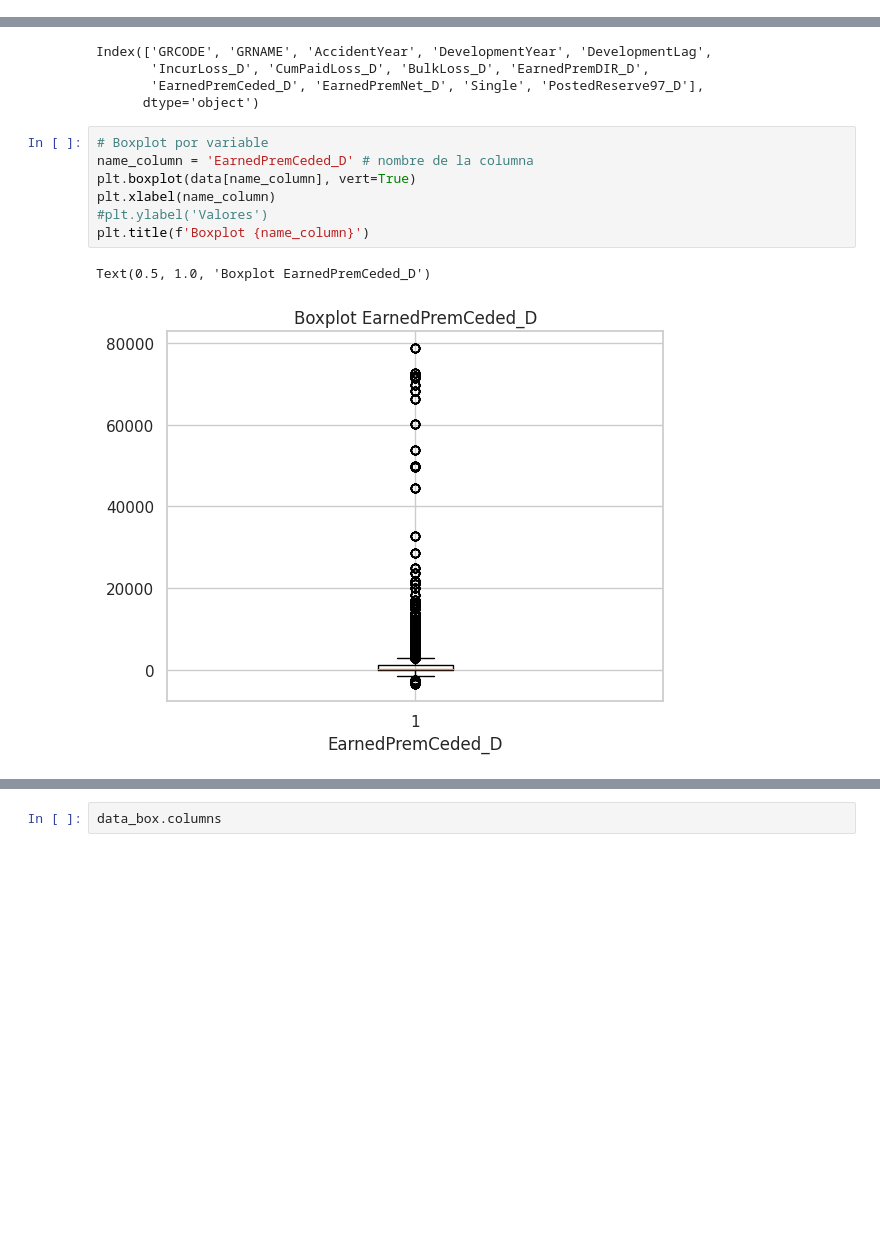
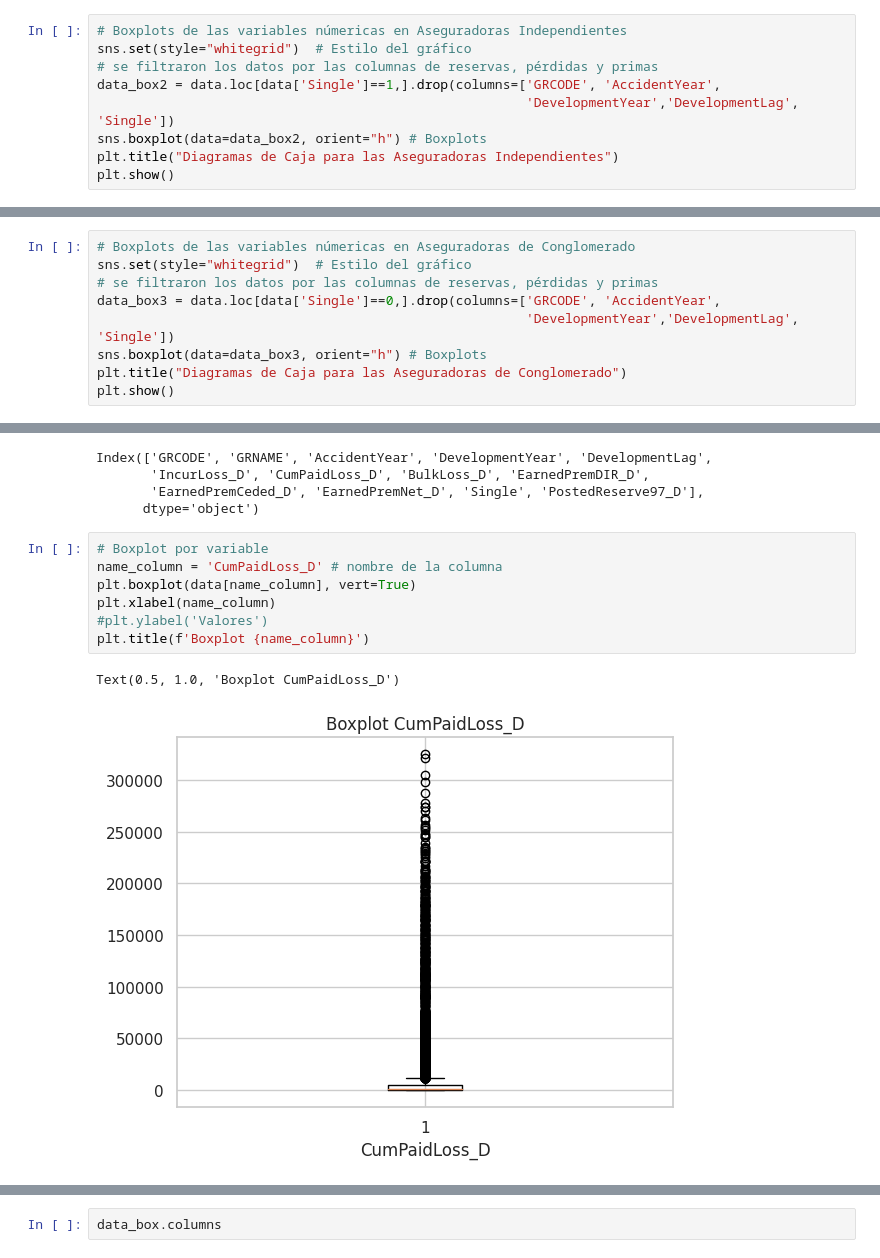
Before and after one commit to wass2508/Aprovisionamiento_compensacion_laboral_WASS, a Jupyter notebook: Proyecto_I_Aprovisionamiento.ipynb, the cells around one changed output, grey strips where cells are left out. Saved outputs shown, nothing was run; the diff lists cells and outputs as text; blank space fills up the shorter version.

```diff
--- a/Proyecto_I_Aprovisionamiento.ipynb
+++ b/Proyecto_I_Aprovisionamiento.ipynb
@@ -219,3 +504,12 @@ array(['Allstate Ins Co Grp', 'California Cas Grp', 'Federal Ins Co Grp',
        'Pennsylvania Natl Ins Grp', 'New Jersey Manufacturers Grp',
        'Lumbermens Underwriting Alliance', 'Beacon Mut Ins Co'],
       dtype=object)
+# %%
+# Boxplots de las variables númericas en Aseguradoras Independientes
+sns.set(style="whitegrid")  # Estilo del gráfico
+# se filtraron los datos por las columnas de reservas, pérdidas y primas
+data_box2 = data.loc[data['Single']==1,].drop(columns=['GRCODE', 'AccidentYear',
+                                                       'DevelopmentYear','DevelopmentLag', 'Single'])
+sns.boxplot(data=data_box2, orient="h") # Boxplots
+plt.title("Diagramas de Caja para las Aseguradoras Independientes")
+plt.show()
@@ -221,0 +518,9 @@ array(['Allstate Ins Co Grp', 'California Cas Grp', 'Federal Ins Co Grp',
+# %%
+# Boxplots de las variables númericas en Aseguradoras de Conglomerado
+sns.set(style="whitegrid")  # Estilo del gráfico
+# se filtraron los datos por las columnas de reservas, pérdidas y primas
+data_box3 = data.loc[data['Single']==0,].drop(columns=['GRCODE', 'AccidentYear',
+                                                       'DevelopmentYear','DevelopmentLag', 'Single'])
+sns.boxplot(data=data_box3, orient="h") # Boxplots
+plt.title("Diagramas de Caja para las Aseguradoras de Conglomerado")
+plt.show()
@@ -228,12 +537,12 @@ Index(['GRCODE', 'GRNAME', 'AccidentYear', 'DevelopmentYear', 'DevelopmentLag',
       dtype='object')
 # %%
 # Boxplot por variable
-name_column = 'EarnedPremCeded_D' # nombre de la columna
+name_column = 'CumPaidLoss_D' # nombre de la columna
 plt.boxplot(data[name_column], vert=True)
 plt.xlabel(name_column)
 #plt.ylabel('Valores')
 plt.title(f'Boxplot {name_column}')
 # %% [output]
-Text(0.5, 1.0, 'Boxplot EarnedPremCeded_D')
+Text(0.5, 1.0, 'Boxplot CumPaidLoss_D')
-[figure, old version]
+[figure, new version]
 # %% [markdown]
```
Also changed, not shown: parts of 110 cells of this notebook.
